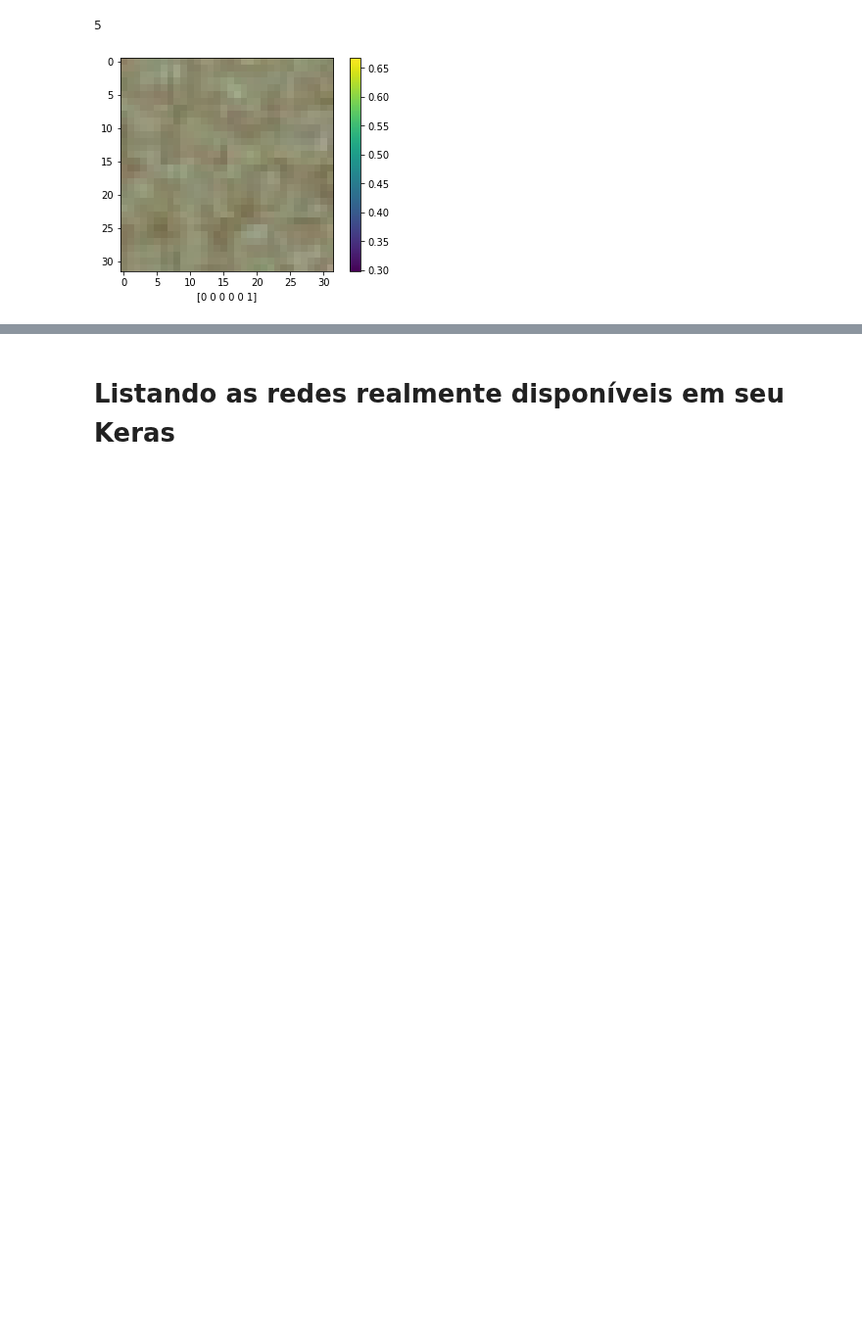
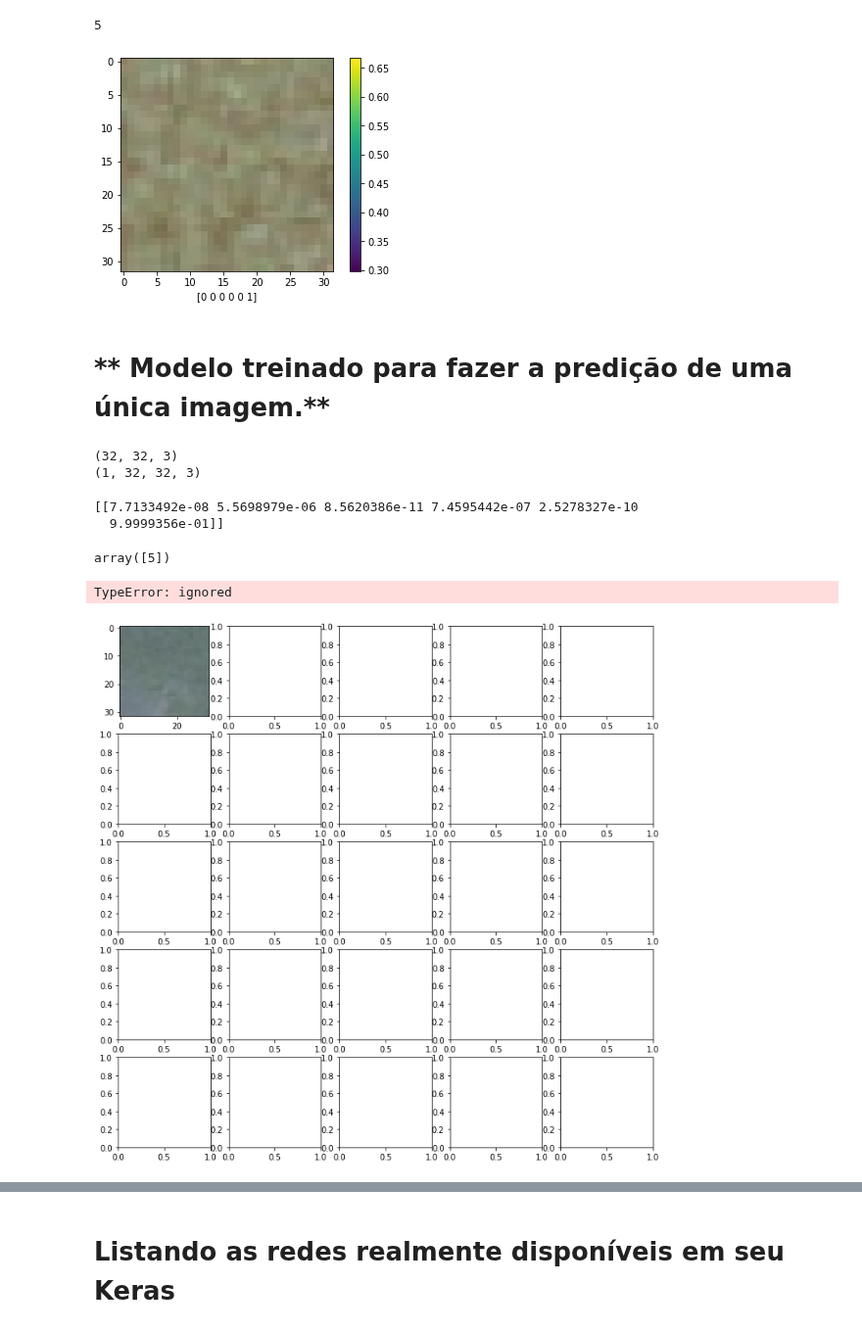
Before and after one commit to secretaria-ICA/Classificacao_e_Previsao_de_Imagens_de_Rochas_em_Pocos_Perfurados_atraves_de_Metodos_de_Aprendizagem, a Jupyter notebook: geological_comparative07102021.ipynb, the cells around one changed output, grey strips where cells are left out. Shown at 98% size. Saved outputs shown, nothing was run; the diff lists cells and outputs as text; code cells hidden in the pictures; blank space fills up the shorter version.

```diff
--- a/geological_comparative07102021.ipynb
+++ b/geological_comparative07102021.ipynb
@@ -609,0 +607,48 @@ print("validation_accuracy: " + str(test_accvgg16))
+# %% [markdown]
+# ** Modelo treinado para fazer a predição de uma única imagem.**
+# %%
+img = X_test [50]
+test_labels_single = y_test [50]
+print(img.shape)
+
+test_labels_single
+
+# Adiciona a imagem em um batch que possui um só membro.
+img = (np.expand_dims(img,0))
+
+print(img.shape)
+# %% [output]
+(32, 32, 3)
+(1, 32, 32, 3)
+# %%
+predictions_single = model.predict(img)
+
+print(predictions_single)
+# %% [output]
+[[7.7133492e-08 5.5698979e-06 8.5620386e-11 7.4595442e-07 2.5278327e-10
+  9.9999356e-01]]
+# %%
+predictions_single = np.argmax(predictions_single, axis=1)
+predictions_single
+# %% [output]
+array([5])
+# %%
+#Get the predictions for the test data
+predicted_classes = model.predict(X_test)
+
+L = 5
+W = 5
+fig, axes = plt.subplots(L, W, figsize = (12,12))
+axes = axes.ravel()
+
+for i in np.arange(0, L * W):
+    axes[i].imshow(X_test[i])
+    axes[i].set_title("Prediction Class = " + {predicted_classes[i]})
+    axes[i].set_title("Original Class = " )
+plt.subplots_adjust(wspace=0.5)
+
+#Get the predictions for the test data
+predicted_classes = model.predict(X_test)
+# %% [output]
+TypeError: ignored
+[figure, added]
```
Also changed, not shown: parts of 20 cells of this notebook.
